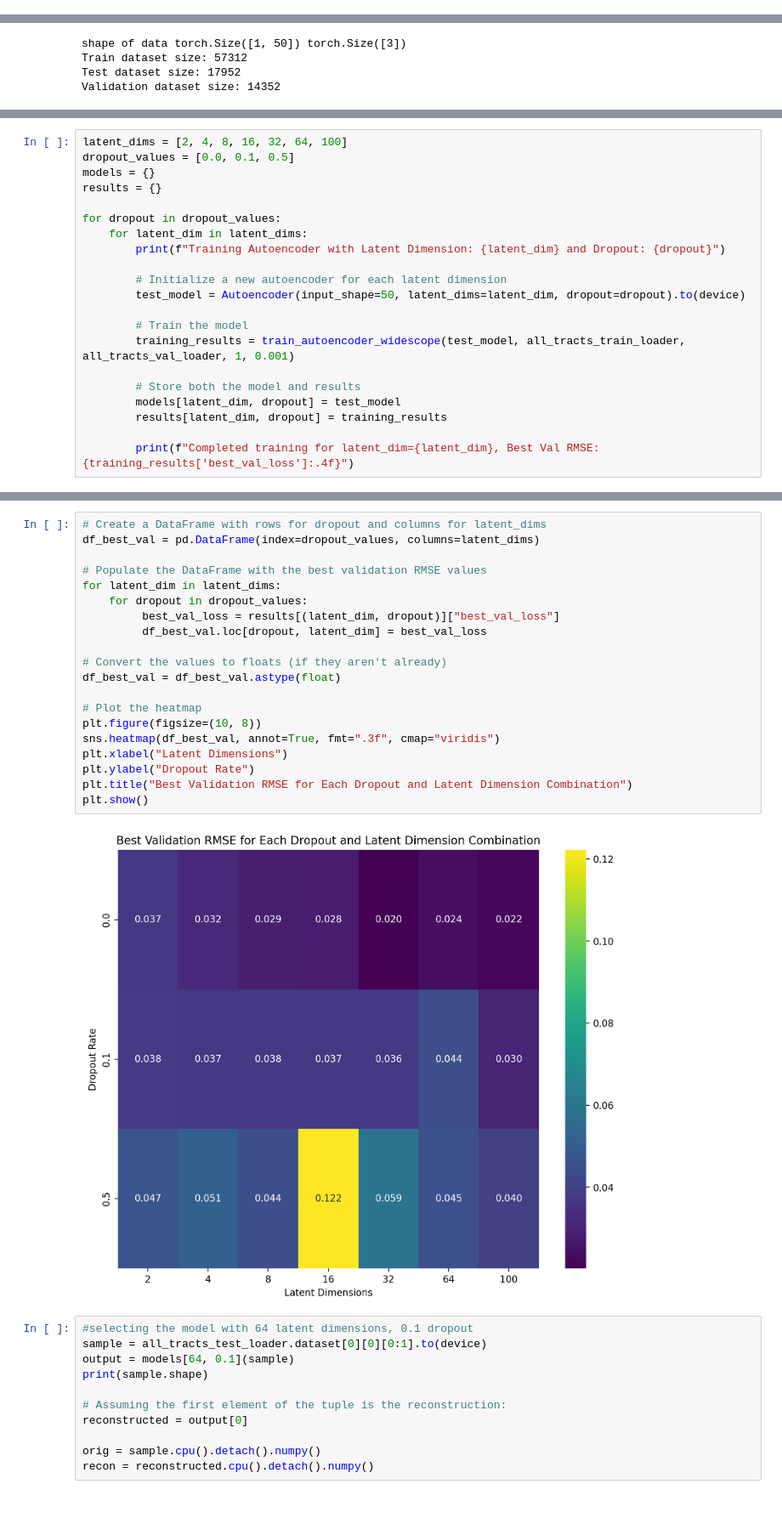
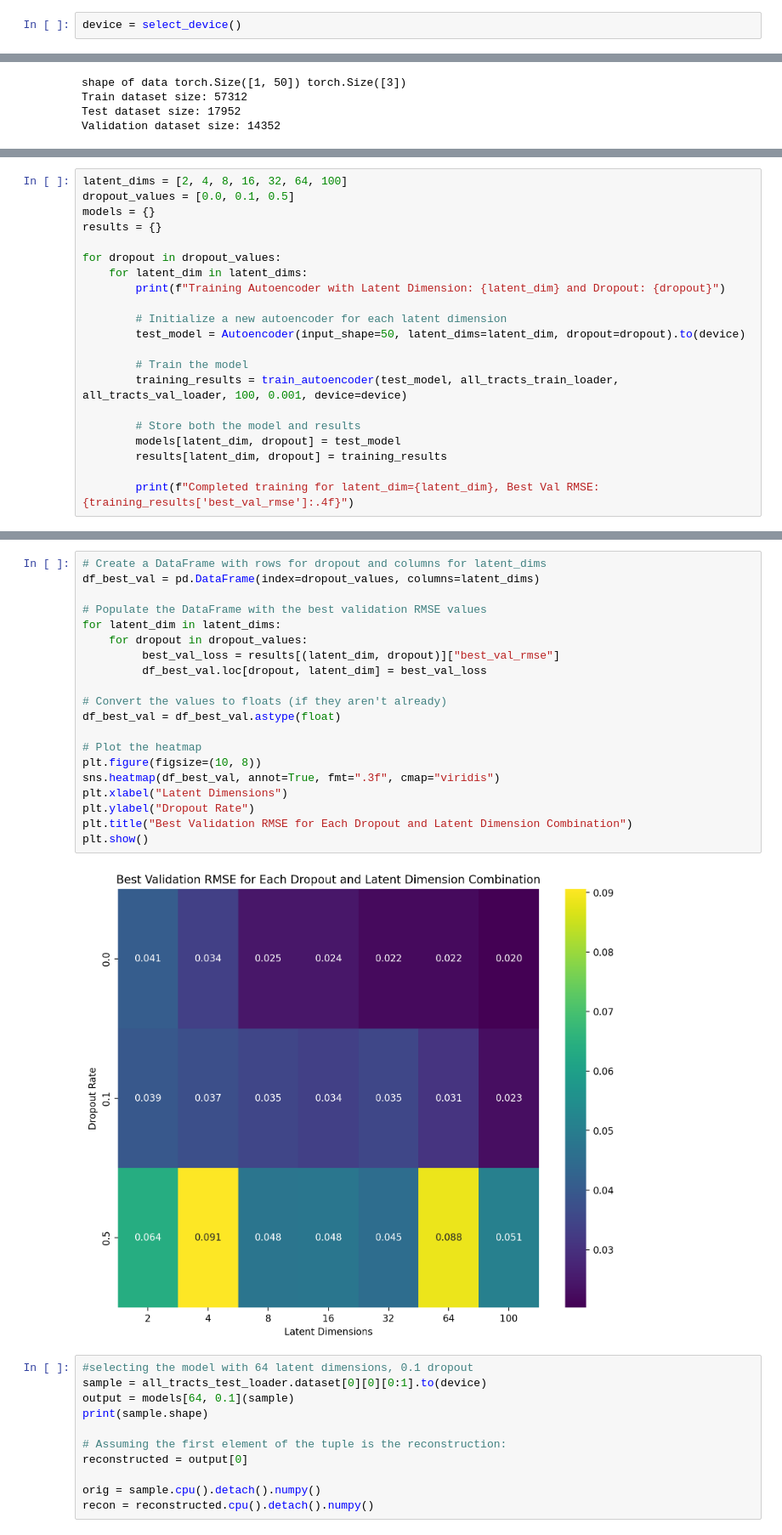
Before and after one commit to EntropyChicken/Asa-Jats-Task-Vectors-On-AFQ-Insight, a Jupyter notebook: FC_AE_Experiments/Non Variational/fa tracts data/fcae_combined_fa_flattened.ipynb, the cells around one changed output, grey strips where cells are left out. Shown: that part at 85% size. Saved outputs shown, nothing was run; the diff lists cells and outputs as text; blank space fills up the shorter version.

```diff
--- a/FC_AE_Experiments/Non Variational/fa tracts data/fcae_combined_fa_flattened.ipynb
+++ b/FC_AE_Experiments/Non Variational/fa tracts data/fcae_combined_fa_flattened.ipynb
@@ -40,0 +31,2 @@ device = 'mps'
+# %%
+device = select_device()
@@ -139,12 +167,12 @@ for dropout in dropout_values:
         test_model = Autoencoder(input_shape=50, latent_dims=latent_dim, dropout=dropout).to(device)
 
         # Train the model
-        training_results = train_autoencoder_widescope(test_model, all_tracts_train_loader, all_tracts_val_loader, 1, 0.001)
+        training_results = train_autoencoder(test_model, all_tracts_train_loader, all_tracts_val_loader, 100, 0.001, device=device)
 
         # Store both the model and results
         models[latent_dim, dropout] = test_model
         results[latent_dim, dropout] = training_results
 
-        print(f"Completed training for latent_dim={latent_dim}, Best Val RMSE: {training_results['best_val_loss']:.4f}")
+        print(f"Completed training for latent_dim={latent_dim}, Best Val RMSE: {training_results['best_val_rmse']:.4f}")
 # %% [output]
 Training Autoencoder with Latent Dimension: 2 and Dropout: 0.0
@@ -167,25 +195,25 @@ Completed training for latent_dim=100, Best Val RMSE: 0.0401
 # %%
 # Create a DataFrame with rows for dropout and columns for latent_dims
 df_best_val = pd.DataFrame(index=dropout_values, columns=latent_dims)
 
 # Populate the DataFrame with the best validation RMSE values
 for latent_dim in latent_dims:
     for dropout in dropout_values:
-         best_val_loss = results[(latent_dim, dropout)]["best_val_loss"]
+         best_val_loss = results[(latent_dim, dropout)]["best_val_rmse"]
          df_best_val.loc[dropout, latent_dim] = best_val_loss
 
 # Convert the values to floats (if they aren't already)
 df_best_val = df_best_val.astype(float)
 
 # Plot the heatmap
 plt.figure(figsize=(10, 8))
 sns.heatmap(df_best_val, annot=True, fmt=".3f", cmap="viridis")
 plt.xlabel("Latent Dimensions")
 plt.ylabel("Dropout Rate")
 plt.title("Best Validation RMSE for Each Dropout and Latent Dimension Combination")
 plt.show()
 # %% [output]
-[figure, old version]
+[figure, new version]
 # %%
 #selecting the model with 64 latent dimensions, 0.1 dropout
 sample = all_tracts_test_loader.dataset[0][0][0:1].to(device)
```
Also changed, not shown: parts of 7 cells of this notebook, 2 other files.
